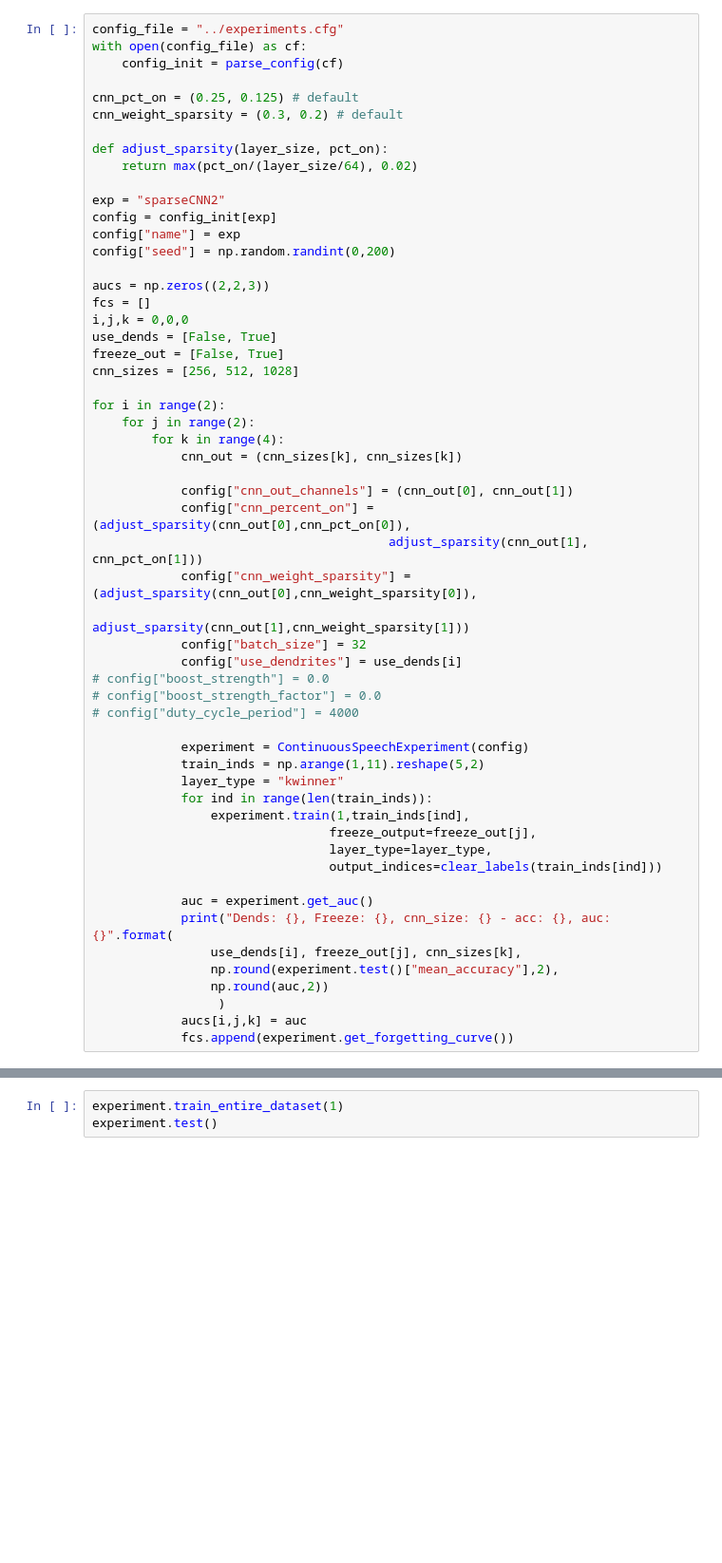
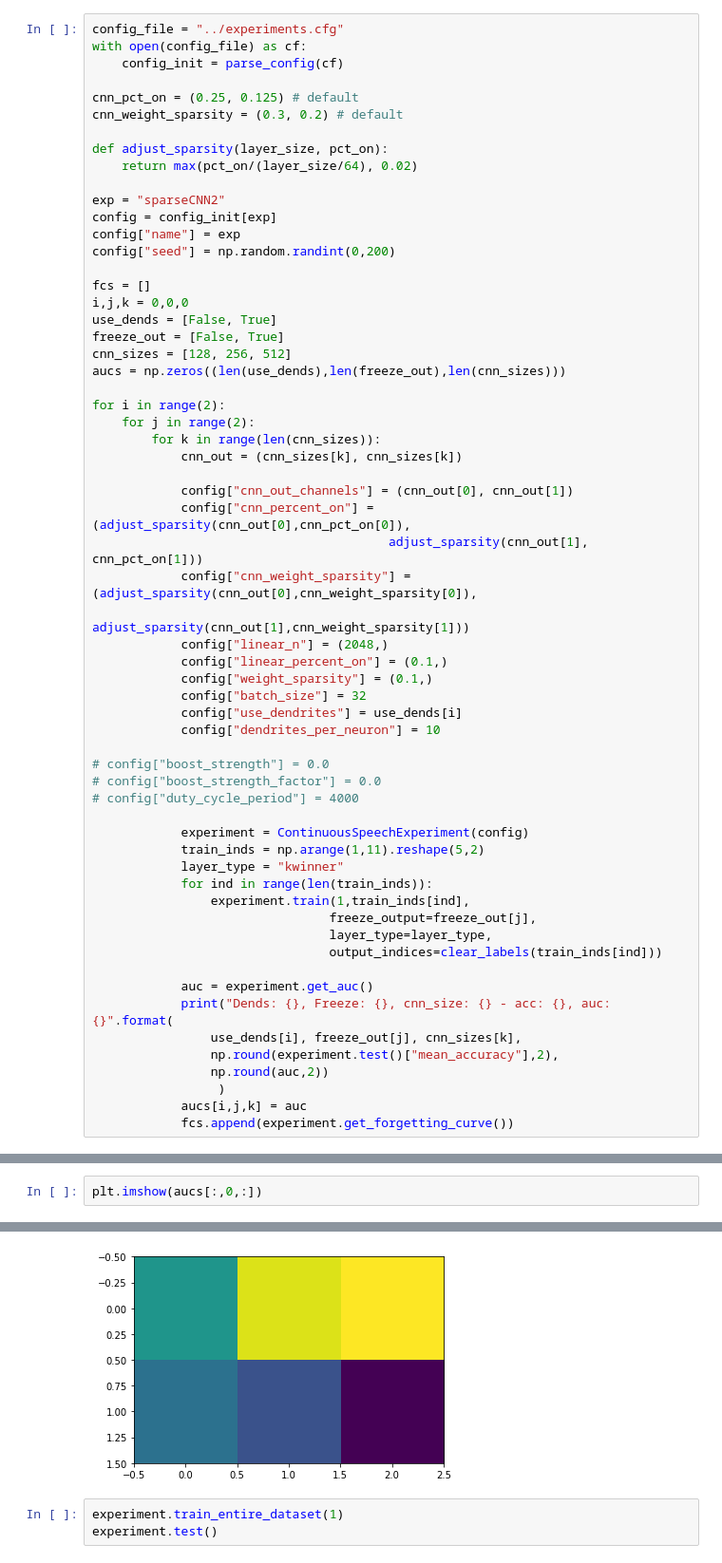
Before and after one commit to numenta/nupic.research, a Jupyter notebook: projects/continuous_learning/notebooks/Active dendrite playground.ipynb, the cells around one changed output, grey strips where cells are left out. Shown: that part at 95% size. Drawn from its saved outputs; the diff is of its cells as text; blank space fills up the shorter version.

```diff
--- a/projects/continuous_learning/notebooks/Active dendrite playground.ipynb
+++ b/projects/continuous_learning/notebooks/Active dendrite playground.ipynb
@@ -48,16 +48,16 @@ config = config_init[exp]
 config["name"] = exp
 config["seed"] = np.random.randint(0,200)
 
-aucs = np.zeros((2,2,3))
 fcs = []
 i,j,k = 0,0,0
 use_dends = [False, True]
 freeze_out = [False, True]
-cnn_sizes = [256, 512, 1028]
+cnn_sizes = [128, 256, 512]
+aucs = np.zeros((len(use_dends),len(freeze_out),len(cnn_sizes)))
 
 for i in range(2):
     for j in range(2):
-        for k in range(4):
+        for k in range(len(cnn_sizes)):
             cnn_out = (cnn_sizes[k], cnn_sizes[k])
 
             config["cnn_out_channels"] = (cnn_out[0], cnn_out[1])
@@ -65,8 +65,13 @@ for i in range(2):
                                         adjust_sparsity(cnn_out[1], cnn_pct_on[1]))
             config["cnn_weight_sparsity"] = (adjust_sparsity(cnn_out[0],cnn_weight_sparsity[0]),
                                              adjust_sparsity(cnn_out[1],cnn_weight_sparsity[1]))
+            config["linear_n"] = (2048,)
+            config["linear_percent_on"] = (0.1,)
+            config["weight_sparsity"] = (0.1,)
             config["batch_size"] = 32
             config["use_dendrites"] = use_dends[i]
+            config["dendrites_per_neuron"] = 10
+
 # config["boost_strength"] = 0.0
 # config["boost_strength_factor"] = 0.0
 # config["duty_cycle_period"] = 4000
@@ -94,0 +116,3 @@ Creating optimizer with learning rate= 0.01
+# %%
+plt.imshow(aucs[:,0,:])
+# %% [output]
@@ -95,3 +120,4 @@ Creating optimizer with learning rate= 0.01
+[figure, added]
 # %%
 experiment.train_entire_dataset(1)
 experiment.test()
```
Also changed, not shown: parts of 7 cells of this notebook, 15 other files.
